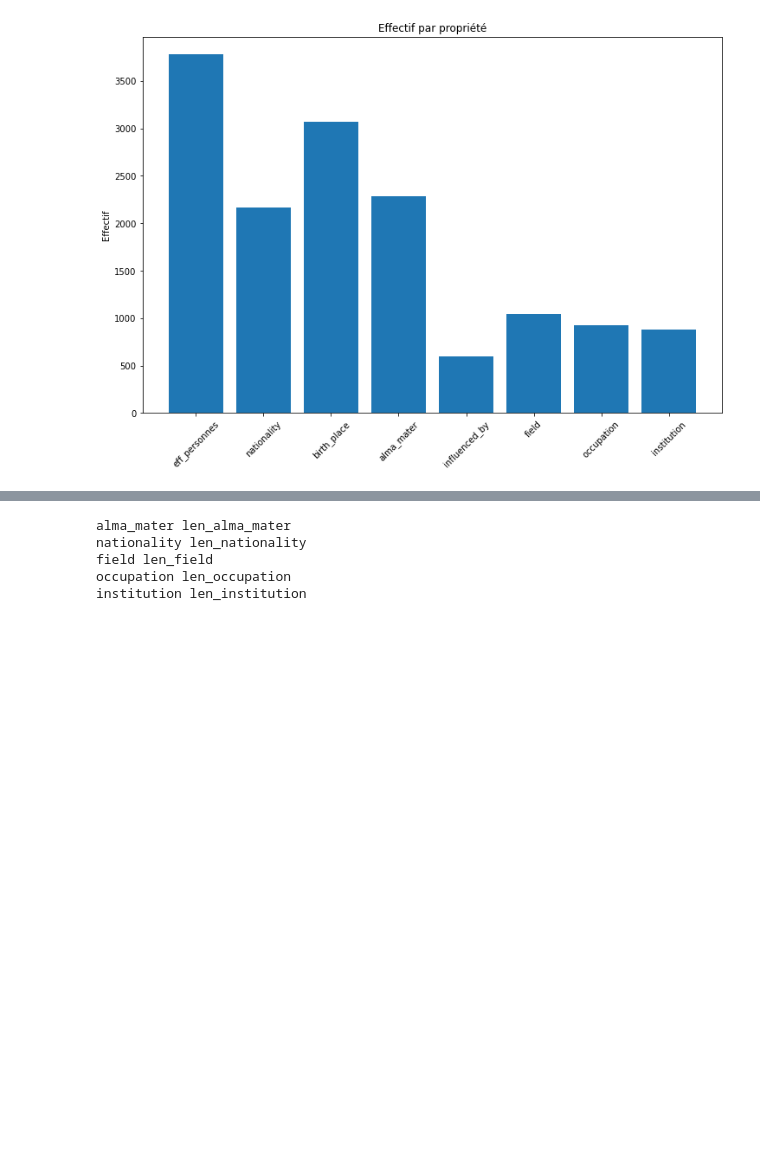
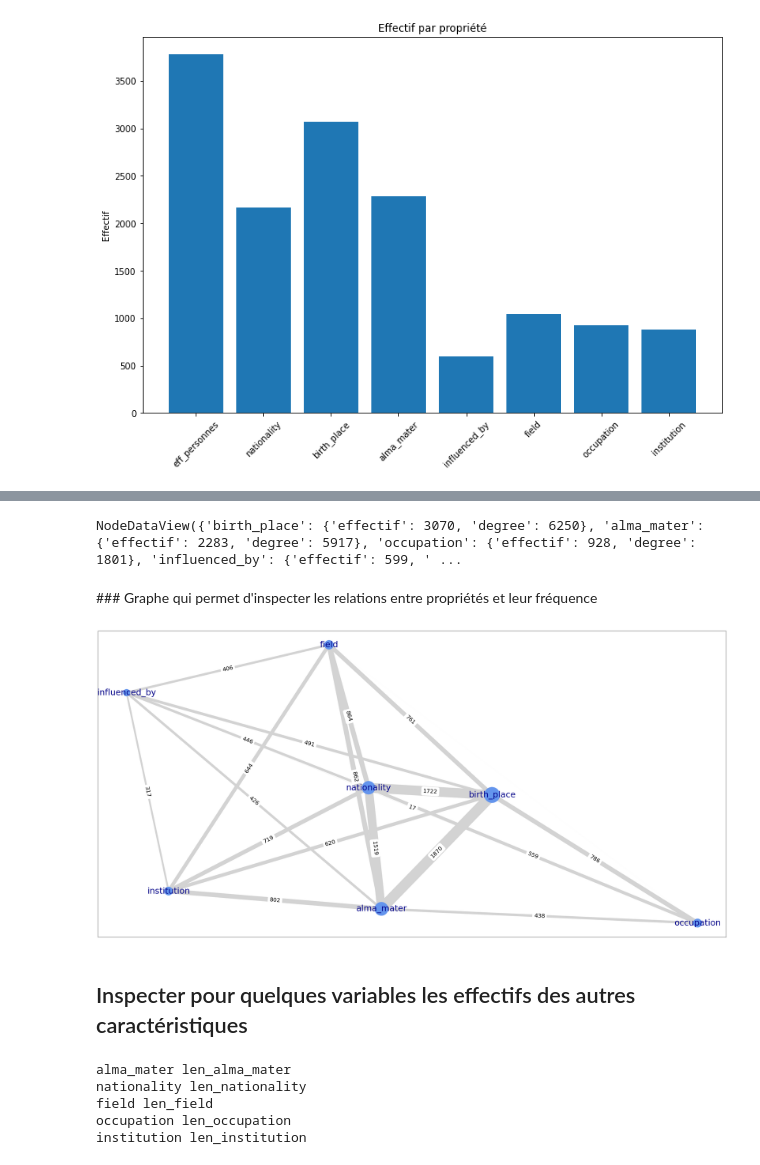
Before and after one commit to Sciences-historiques-numeriques/histoire_numerique, a Jupyter notebook: sparql/dbpedia_introduction.ipynb, the cells around one changed output, grey strips where cells are left out. Saved outputs shown, nothing was run; the diff lists cells and outputs as text; code cells hidden in the pictures; blank space fills up the shorter version.

```diff
--- a/sparql/dbpedia_introduction.ipynb
+++ b/sparql/dbpedia_introduction.ipynb
@@ -325,0 +523,3 @@ plt.show()
+# %%
+lll = [(l[0][0], l[0][1], {'weight' : l[1]}) for l in list(Counter([(u,v) for u,v in graph_properties.edges()]).items())]
+lll
@@ -325,0 +547,4 @@ plt.show()
+# %%
+### Créer un graphe avec propriétés regroupées, avec indication de l'effectif
+weig_graph_properties = nx.Graph()
+weig_graph_properties.add_edges_from(lll)
@@ -326 +611,30 @@ plt.show()
+# %%
+nx.set_node_attributes(weig_graph_properties, dict([(n, {'effectif': data['effectif']}) for n, data in graph_properties.nodes.data()]))
+nx.set_node_attributes(weig_graph_properties, dict([(n, {'degree': data['degree']}) for n, data in graph_properties.nodes.data()]))
+# %%
+weig_graph_properties.nodes.data()
+# %% [output]
+NodeDataView({'birth_place': {'effectif': 3070, 'degree': 6250}, 'alma_mater': {'effectif': 2283, 'degree': 5917}, 'occupation': {'effectif': 928, 'degree': 1801}, 'influenced_by': {'effectif': 599, ' ...
+# %% [markdown]
+### Graphe qui permet d'inspecter les relations entre propriétés et leur fréquence
+# %%
+fig = plt.figure(figsize=(40,20))
+pos = nx.spring_layout(weig_graph_properties, k = 1)
+# pos = nx.kamada_kawai_layout(weig_graph_properties)
+nx.draw_networkx(weig_graph_properties, pos, node_color = 'CornflowerBlue', font_color = 'DarkBlue',
+                 font_size= 30,
+                 node_size = [data['effectif'] for n,data in weig_graph_properties.nodes.data()],
+                 edge_color='LightGray',
+                 width = [ d['weight'] / 50 for u,v,d in weig_graph_properties.edges(data=True)])
+nx.draw_networkx_edge_labels(weig_graph_properties, pos,
+                 edge_labels = dict([((u,v,),str(int(d['weight'])) if d['weight'] > 1 else '') for u,v,d in weig_graph_properties.edges(data=True)]),
+                 font_size = 20
+                 )
+
+plt.savefig("graphs/weig_graph_properties.pdf", format="pdf")
+plt.show()
+# %% [output]
+[figure, added]
+# %% [markdown]
+## Inspecter pour quelques variables les effectifs des autres caractéristiques
 # %%
```
Also changed, not shown: parts of 55 cells of this notebook, 7 other files.
